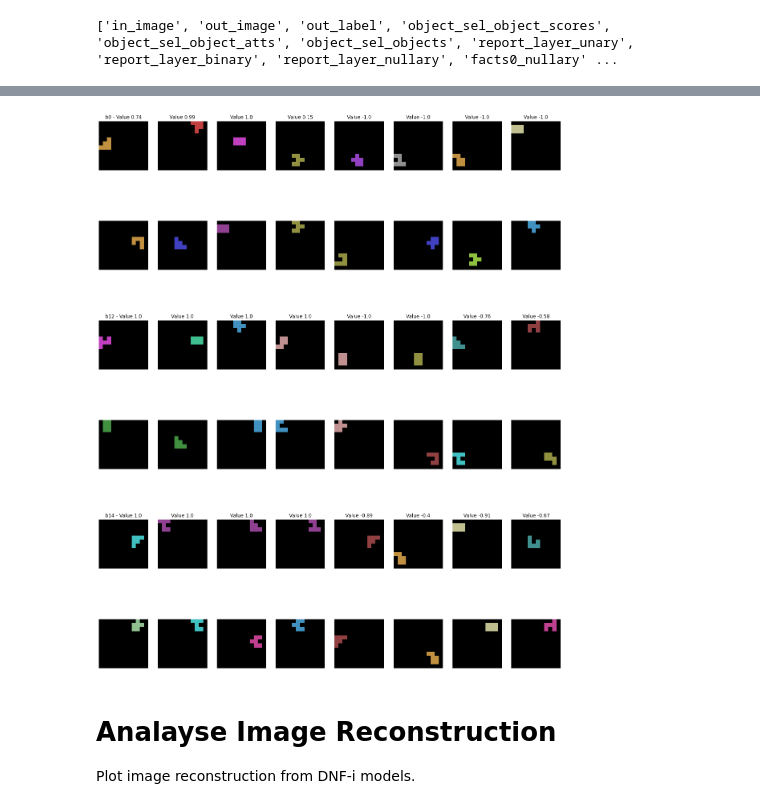
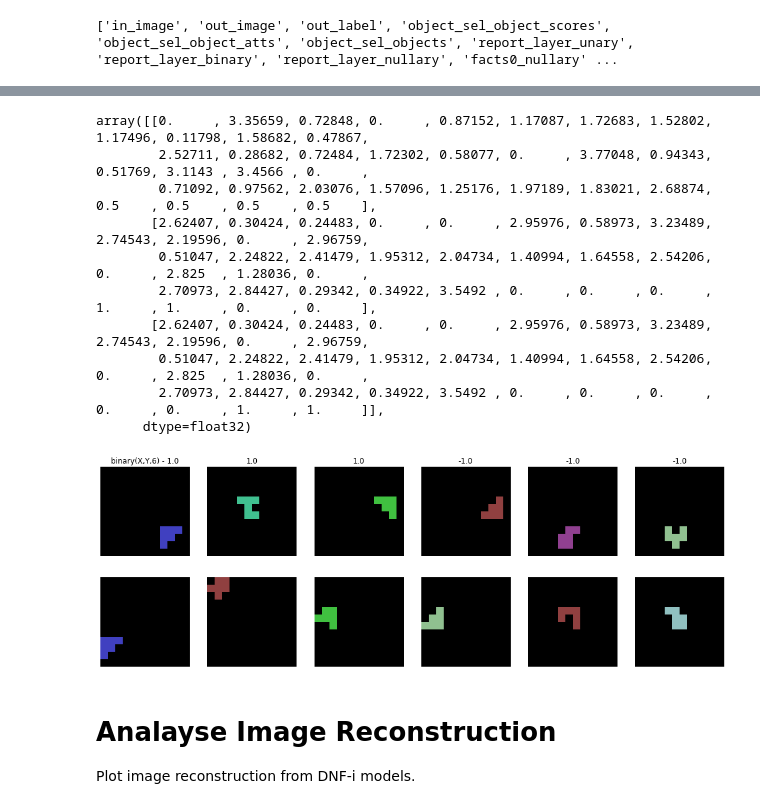
Before and after one commit to nuric/pix2rule, a Jupyter notebook: analyse_relsgame.ipynb, the cells around one changed output, grey strips where cells are left out. Saved outputs shown, nothing was run; the diff lists cells and outputs as text; code cells hidden in the pictures.

```diff
--- a/analyse_relsgame.ipynb
+++ b/analyse_relsgame.ipynb
@@ -326,6 +341,6 @@ array(['74a6a8efe2bf44b4968936118d923553', '198b5b5120a641ec965e37990c186322', '
 # %%
 # Gather a specific run
-run_id = "74a6a8efe2bf44b4968936118d923553"
+run_id = "8f7f23d93d94487fbdc5ea36c203c335"
 print("Collecting artifacts for run:", run_id)
 mlrun = mlclient.get_run(run_id)
 pprint(mlrun.to_dictionary())
@@ -504,5 +582,7 @@ result = utils.clingo.clingo_rule_check(threshold_interpretation, learnt_rules)
 # %%
 # Let's gather the predicates that appear in the rule
-binary_idxs = list({int(i) for lr in learnt_rules for i in re.findall(r'binary\(V\d,V\d,(\d+)\)', lr)})
+#binary_idxs = list({int(i) for lr in learnt_rules for i in re.findall(r'binary\(V\d,V\d,(\d+)\)', lr)})
+# binary(X,Y,6) seems to contribute the most, let's visualise it
+binary_idxs = [6]
 print(binary_idxs)
 # %% [output]
@@ -555,33 +618,49 @@ array([[4.0405 , 0.     , 4.72719, 0.     , 0.29884, 4.11462, 0.     , 0.     ,
+# %%
+# These are the selected objects distributional / dense representations
+report['object_sel_objects'][0]
+# %% [output]
+array([[0.     , 3.35659, 0.72848, 0.     , 0.87152, 1.17087, 1.72683, 1.52802, 1.17496, 0.11798, 1.58682, 0.47867,
+        2.52711, 0.28682, 0.72484, 1.72302, 0.58077, 0.     , 3.77048, 0.94343, 0.51769, 3.1143 , 3.4566 , 0.     ,
+        0.71092, 0.97562, 2.03076, 1.57096, 1.25176, 1.97189, 1.83021, 2.68874, 0.5    , 0.5    , 0.5    , 0.5    ],
+       [2.62407, 0.30424, 0.24483, 0.     , 0.     , 2.95976, 0.58973, 3.23489, 2.74543, 2.19596, 0.     , 2.96759,
+        0.51047, 2.24822, 2.41479, 1.95312, 2.04734, 1.40994, 1.64558, 2.54206, 0.     , 2.825  , 1.28036, 0.     ,
+        2.70973, 2.84427, 0.29342, 0.34922, 3.5492 , 0.     , 0.     , 0.     , 1.     , 1.     , 0.     , 0.     ],
+       [2.62407, 0.30424, 0.24483, 0.     , 0.     , 2.95976, 0.58973, 3.23489, 2.74543, 2.19596, 0.     , 2.96759,
+        0.51047, 2.24822, 2.41479, 1.95312, 2.04734, 1.40994, 1.64558, 2.54206, 0.     , 2.825  , 1.28036, 0.     ,
+        2.70973, 2.84427, 0.29342, 0.34922, 3.5492 , 0.     , 0.     , 0.     , 0.     , 0.     , 1.     , 1.     ]],
+      dtype=float32)
 # %%
-per_case_num = 4
-fig, axes = plt.subplots(len(binary_idxs)*2, per_case_num*2, figsize=(20.6, 26.6))
+per_case_num = 3
+fig, axes = plt.subplots(len(binary_idxs)*2, per_case_num*2, figsize=(18.0, 6.0))
 for i, bidx in enumerate(binary_idxs):
     # Find examples where they are true and false
     facts = interpretation['binary'][..., bidx] > 0
     pos_cases = np.stack(np.nonzero(facts), 1) # (N, 3)
     np.random.shuffle(pos_cases) # (N, 3)
     pos_cases = pos_cases[:per_case_num] # (4, 3)
     neg_cases = np.stack(np.nonzero(np.logical_not(facts)), 1) # (M, 3)
     np.random.shuffle(neg_cases) # (M, 3)
     neg_cases = neg_cases[:per_case_num] # (4, 3)
     cases = np.concatenate([pos_cases, neg_cases], axis=0) # (8, 3)
+    cases = [[23, 1, 1], [52, 0, 0], [61, 0, 1], [20, 2, 1], [2, 2, 0], [44, 2, 0]]
     # Plot the objects with the value
     for j, (batch_id, obj1_id, obj2_id) in enumerate(cases):
         # case (batch, obj1, obj2)
         value = interpretation['binary'][batch_id, obj1_id, obj2_id, bidx]
         obj1_img = full_objs[batch_id, obj1_id] # (W, H, C)
         # The second object index is skewed because p(X,X) is missing, it is O*(O-1)
         obj2_img = full_objs[batch_id, obj2_id + (obj2_id >= obj1_id)] # (W, H, C)
         axes[i*2, j].imshow(obj1_img)
         axes[i*2, j].axis('off')
-        title = "Value " + str(round(value, 2))
+        title = str(round(value, 2))
         if j == 0:
-            title = f"b{bidx} - " + title
+            title = f"binary(X,Y,{bidx}) - " + title
         axes[i*2, j].set_title(title)
         axes[i*2+1, j].imshow(obj2_img)
         axes[i*2+1, j].axis('off')
+#plt.savefig("plots/relsgame_binary6_truth_cases.pdf")
 # %% [output]
-[figure, old version]
+[figure, new version]
 # %% [markdown]
 # Analayse Image Reconstruction
 Plot image reconstruction from DNF-i models.
```
Also changed, not shown: parts of 28 cells of this notebook, 1 other file.
